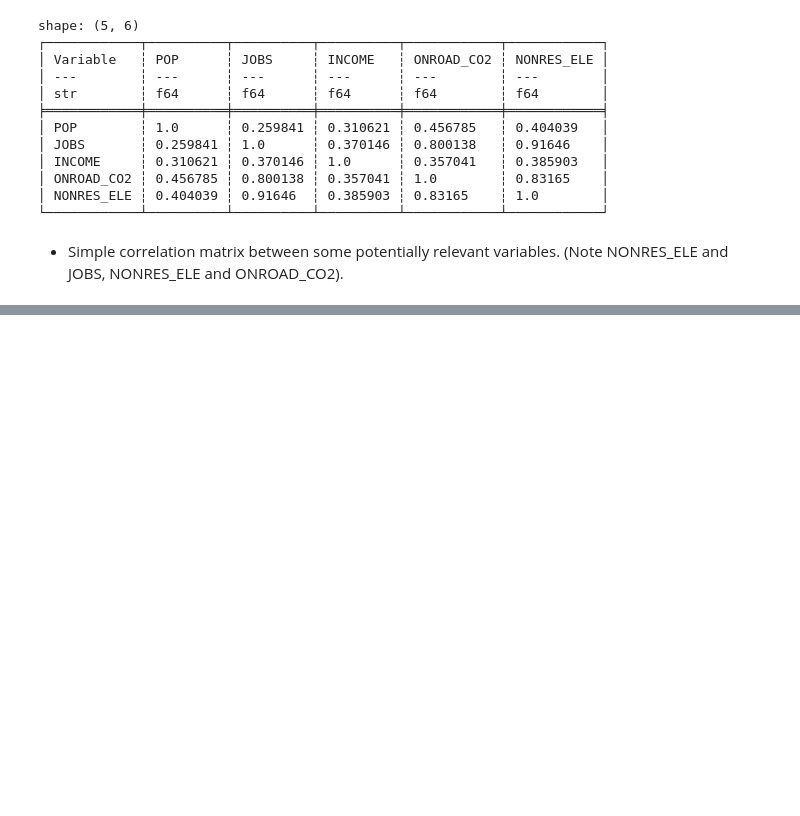
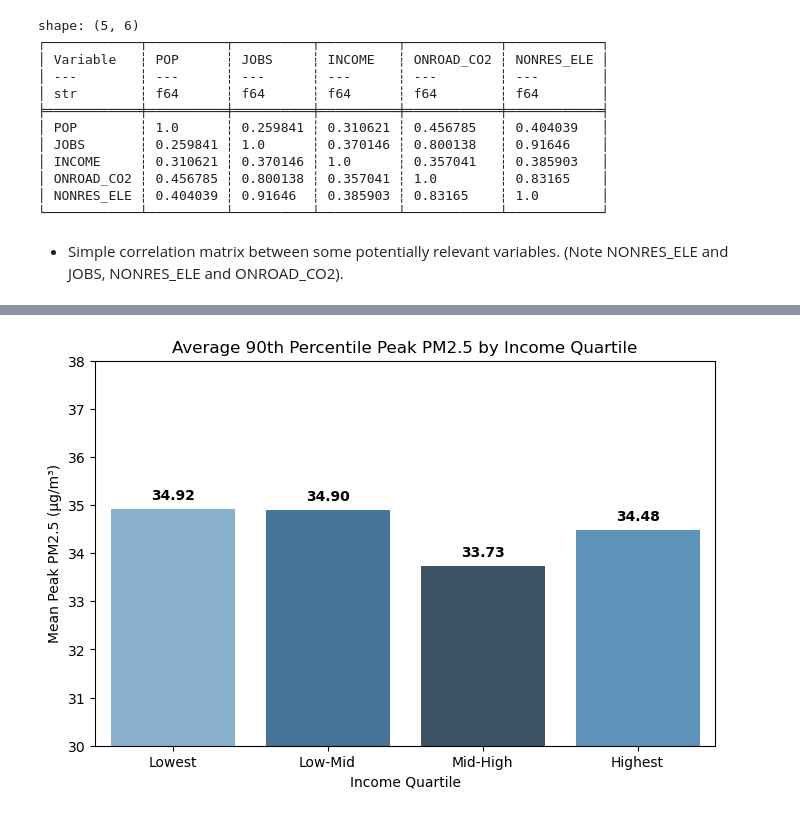
Before and after one commit to doctorplatypus/Socioeconomic-Health-Disparities, a Jupyter notebook: eda.ipynb, the cells around one changed output, grey strips where cells are left out. Drawn from its saved outputs; the diff is of its cells as text; code cells hidden in the pictures; blank space fills up the shorter version.

```diff
--- a/eda.ipynb
+++ b/eda.ipynb
@@ -924,0 +870,42 @@ Normalize by population instead of using raw totals, and look at transportation
+# %%
+# Plot 2: Peak PM2.5 Spikes by Income Quartile (Subgroup Bar Chart)
+df = df.with_columns(
+    pl.col("median_household_income")
+    .qcut(4, labels=["Lowest", "Low-Mid", "Mid-High", "Highest"])
+    .alias("income_quartile")
+)
+
+# Compute average peak PM2.5 for each economic quartile
+quartile_summary = (
+    df.group_by("income_quartile")
+    .agg(pl.col("peak_pm25").mean().alias("avg_peak_pm25"))
+    .to_pandas()
+)
+
+plt.figure(figsize=(8, 5))
+quartile_order = ["Lowest", "Low-Mid", "Mid-High", "Highest"]
+
+sns.barplot(
+    data=quartile_summary,
+    x="income_quartile",
+    y="avg_peak_pm25",
+    order=quartile_order,
+    hue="income_quartile",
+    legend=False,
+    palette="Blues_d"
+)
+
+plt.title("Average 90th Percentile Peak PM2.5 by Income Quartile")
+plt.xlabel("Income Quartile")
+plt.ylabel("Mean Peak PM2.5 (µg/m³)")
+# Setting the y-limits highlights subtle variation across brackets
+plt.ylim(30, 38)
+
+# Add exact value labels on top of each bar
+for idx, row in quartile_summary.set_index("income_quartile").loc[quartile_order].reset_index().iterrows():
+    val = row["avg_peak_pm25"]
+    plt.text(idx, val + 0.2, f"{val:.2f}", ha="center", fontsize=10, fontweight="bold")
+
+plt.show()
+# %% [output]
+[figure, added]
```
Also changed, not shown: parts of 36 cells of this notebook.
